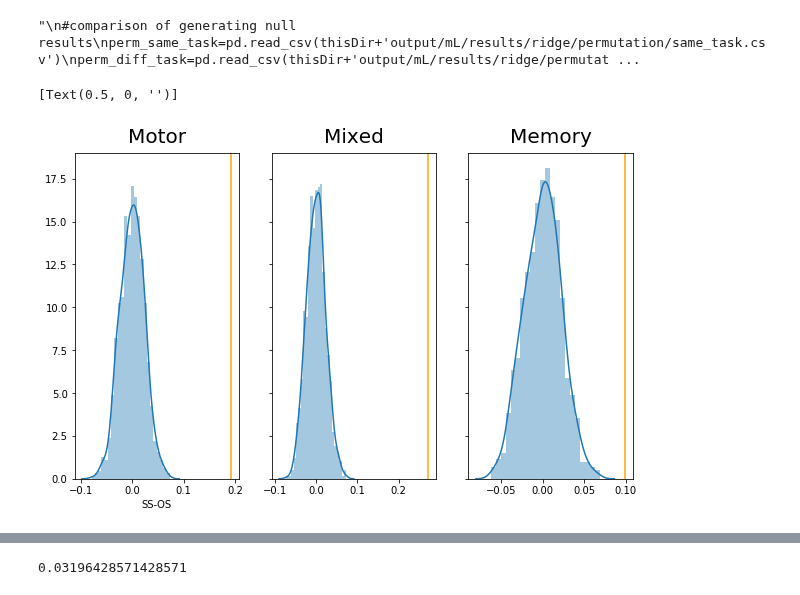
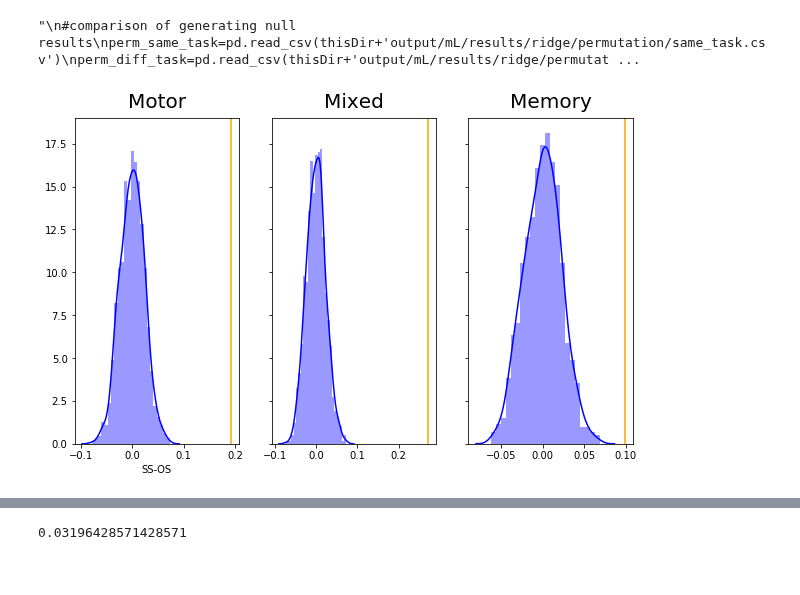
Before and after one commit to GrattonLab/MSC_Alexis, a Jupyter notebook: analysis/code/mL_rsfMRI/supplemental_exploration/perm_stats.ipynb, the cells around one changed output, grey strips where cells are left out. Saved outputs shown, nothing was run; the diff lists cells and outputs as text; code cells hidden in the pictures.

```diff
--- a/analysis/code/mL_rsfMRI/supplemental_exploration/perm_stats.ipynb
+++ b/analysis/code/mL_rsfMRI/supplemental_exploration/perm_stats.ipynb
@@ -100,36 +100,35 @@ BS=pd.read_csv(thisDir+'output/mL/results/ridge/permutation/BS/real_reformat_acc
 # %%
 #General results
 fig=plt.figure(figsize=(10,6), constrained_layout=True)
 plt.rcParams['figure.constrained_layout.use'] = True
 #Add grid space for subplots 1 rows by 3 columns
 gs = gridspec.GridSpec(nrows=1, ncols=3)
 
 #Different Tasks
 ax1=fig.add_subplot(gs[0,0])
-ax=sns.distplot(mot['diff'], ax=ax1)
+ax=sns.distplot(mot['diff'], ax=ax1,color='blue')
 ax.axvline(x = diffST.iloc[2,1],color='orange')
 ax.set_title('Motor', fontsize=20, pad=10)
 ax.set(xlabel='SS-OS')
 
 
 ax2=fig.add_subplot(gs[0,1],sharey=ax1)
 plt.setp(ax2.get_yticklabels(), visible=False)
-ax=sns.distplot(mix['diff'], ax=ax2)
+ax=sns.distplot(mix['diff'], ax=ax2,color='blue')
 ax.axvline(x = diffST.iloc[1,1], color='orange')
 ax.set_title('Mixed', fontsize=20, pad=10)
 ax.set(xlabel='')
 
 ax3=fig.add_subplot(gs[0,2],sharey=ax1)
 plt.setp(ax3.get_yticklabels(), visible=False)
-ax=sns.distplot(mem['diff'], ax=ax3)
+ax=sns.distplot(mem['diff'], ax=ax3,color='blue')
 ax.axvline(x = diffST.iloc[0,1],color='orange')
 ax.set_title('Memory', fontsize=20, pad=10)
 ax.set(xlabel='')
 
-#plt.savefig(thisDir+'output/mL/images/ridge/figs/ST_SSmOS_plots.png', bbox_inches='tight')
+plt.savefig(thisDir+'output/mL/images/ridge/figs/ST_SSmOS_plots.png', bbox_inches='tight')
 # %% [output]
-[Text(0.5, 0, '')]
-[figure, old version]
+[figure, new version]
 # %%
 #dataframe of pvals for each task in same task
 #diffST.set_index('task',inplace=True)
```
Also changed, not shown: parts of 2 cells of this notebook, 10 other files.
